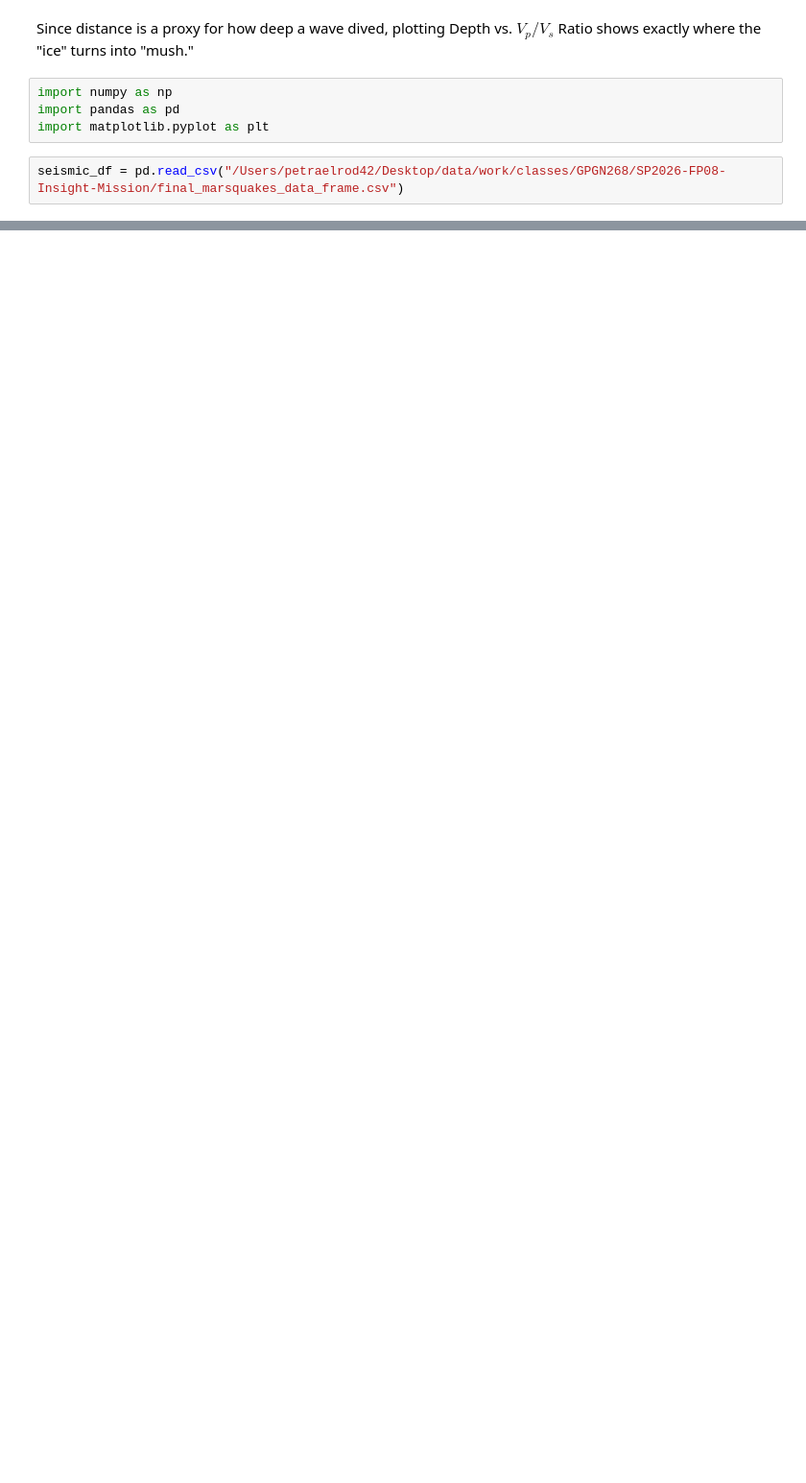
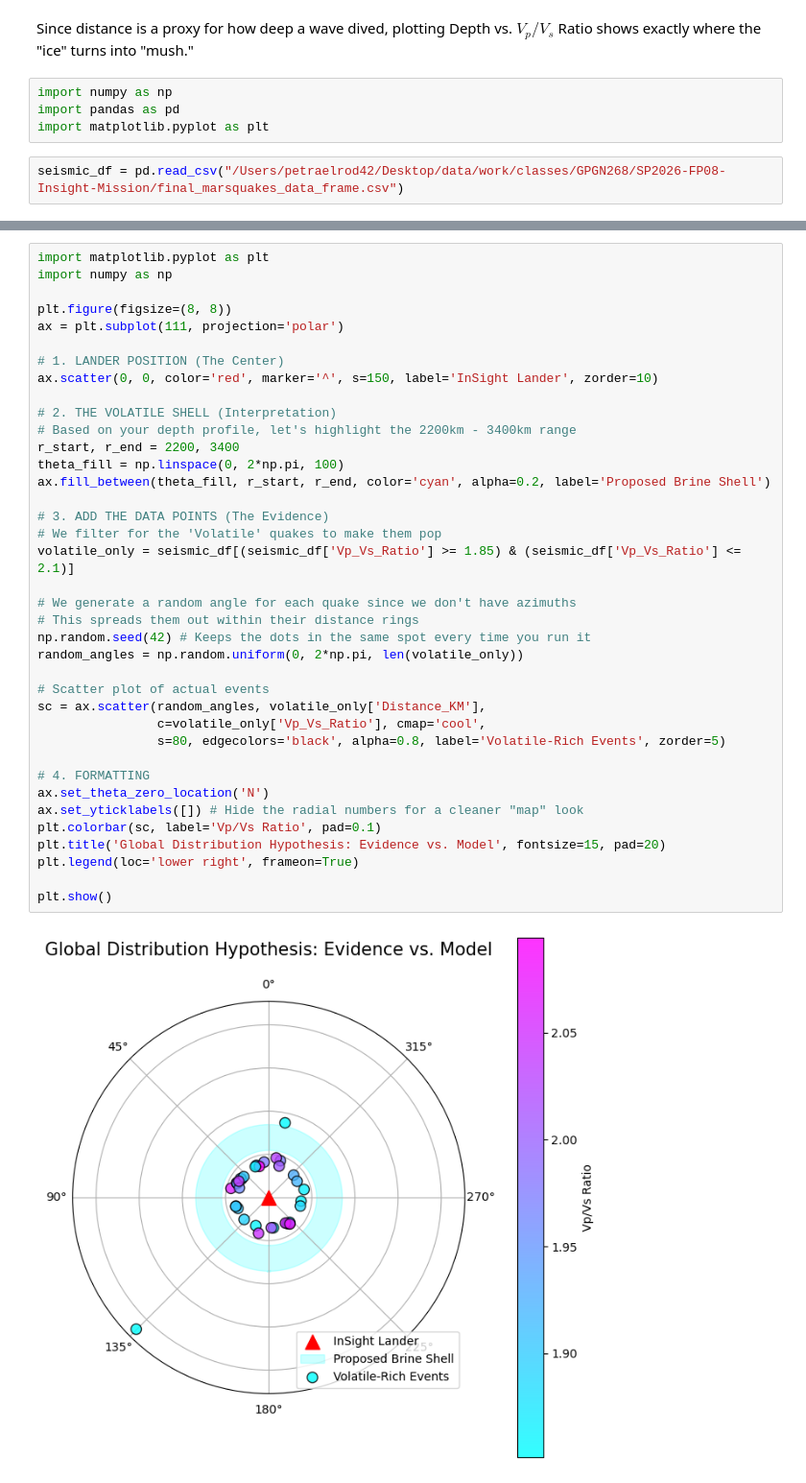
Before and after one commit to GPGN268/SP2026-FP08-Insight-Mission, a Jupyter notebook: depth_profile_analysis.ipynb, the cells around one changed output, grey strips where cells are left out. Shown at 96% size. Saved outputs shown, nothing was run; the diff lists cells and outputs as text; blank space fills up the shorter version.

```diff
--- a/depth_profile_analysis.ipynb
+++ b/depth_profile_analysis.ipynb
@@ -35,0 +87,40 @@ plt.show()
+# %%
+import matplotlib.pyplot as plt
+import numpy as np
+
+plt.figure(figsize=(8, 8))
+ax = plt.subplot(111, projection='polar')
+
+# 1. LANDER POSITION (The Center)
+ax.scatter(0, 0, color='red', marker='^', s=150, label='InSight Lander', zorder=10)
+
+# 2. THE VOLATILE SHELL (Interpretation)
+# Based on your depth profile, let's highlight the 2200km - 3400km range
+r_start, r_end = 2200, 3400
+theta_fill = np.linspace(0, 2*np.pi, 100)
+ax.fill_between(theta_fill, r_start, r_end, color='cyan', alpha=0.2, label='Proposed Brine Shell')
+
+# 3. ADD THE DATA POINTS (The Evidence)
+# We filter for the 'Volatile' quakes to make them pop
+volatile_only = seismic_df[(seismic_df['Vp_Vs_Ratio'] >= 1.85) & (seismic_df['Vp_Vs_Ratio'] <= 2.1)]
+
+# We generate a random angle for each quake since we don't have azimuths
+# This spreads them out within their distance rings
+np.random.seed(42) # Keeps the dots in the same spot every time you run it
+random_angles = np.random.uniform(0, 2*np.pi, len(volatile_only))
+
+# Scatter plot of actual events
+sc = ax.scatter(random_angles, volatile_only['Distance_KM'],
+                c=volatile_only['Vp_Vs_Ratio'], cmap='cool',
+                s=80, edgecolors='black', alpha=0.8, label='Volatile-Rich Events', zorder=5)
+
+# 4. FORMATTING
+ax.set_theta_zero_location('N')
+ax.set_yticklabels([]) # Hide the radial numbers for a cleaner "map" look
+plt.colorbar(sc, label='Vp/Vs Ratio', pad=0.1)
+plt.title('Global Distribution Hypothesis: Evidence vs. Model', fontsize=15, pad=20)
+plt.legend(loc='lower right', frameon=True)
+
+plt.show()
+# %% [output]
+[figure, added]
```
Also changed, not shown: parts of 5 cells of this notebook.
